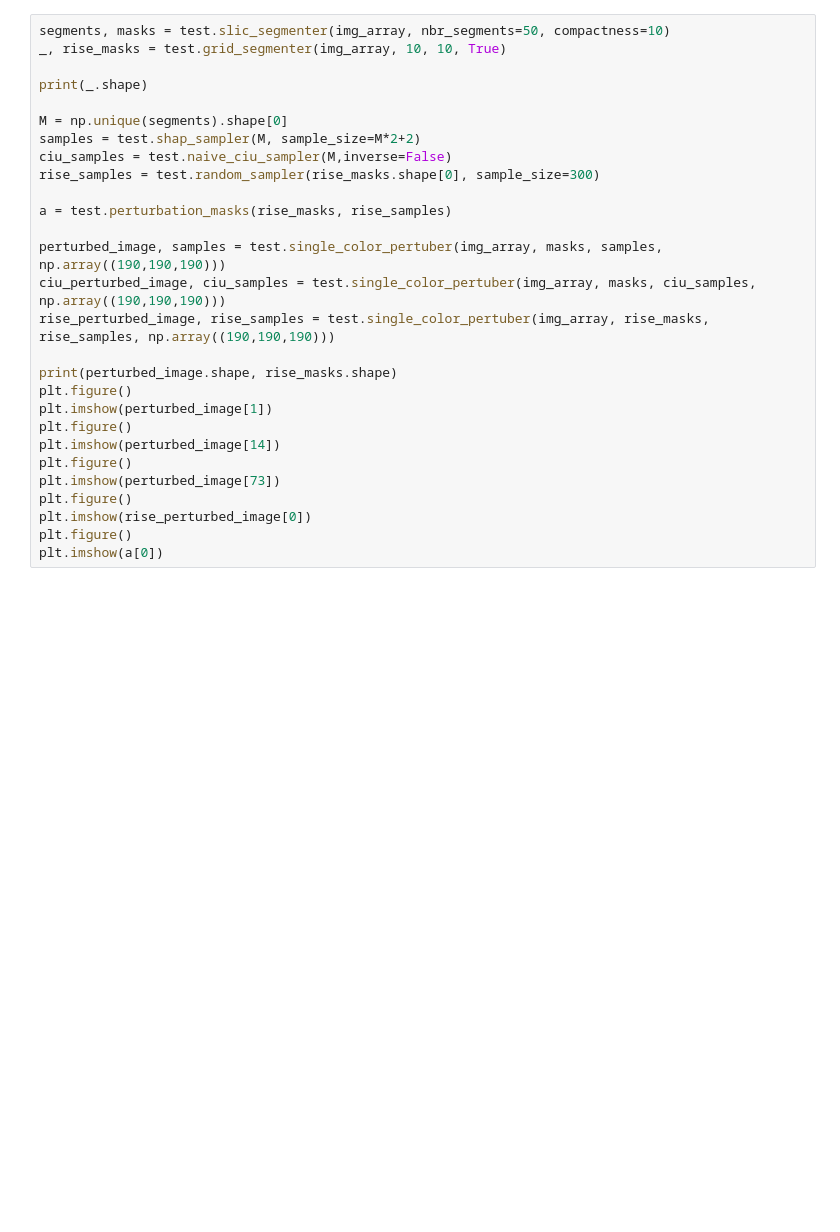
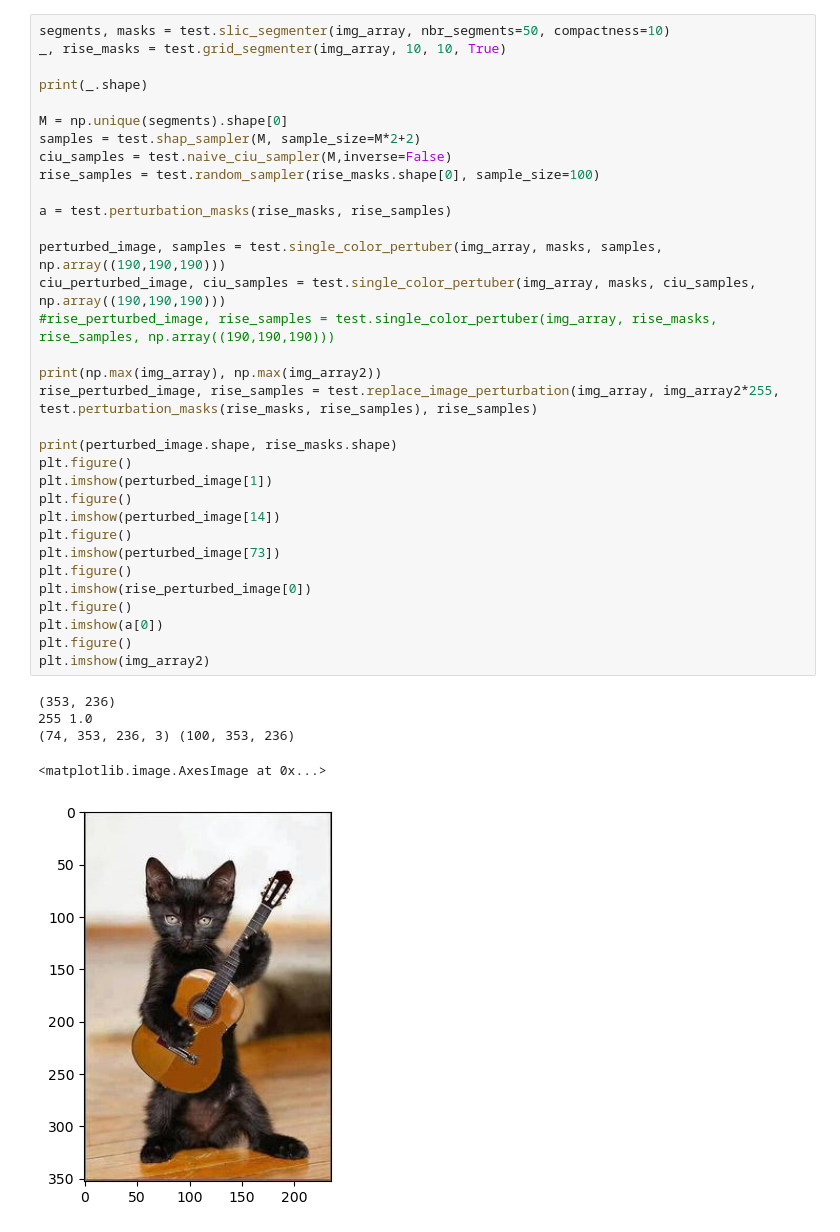
Before and after one commit to guspih/post-hoc-image-perturbation, a Jupyter notebook: test2.ipynb, the cells around one changed output. Cells and saved outputs as stored; diff of their text form; blank space fills up the shorter version.

```diff
--- a/test2.ipynb
+++ b/test2.ipynb
@@ -29,28 +39,39 @@ plt.imshow(mark_boundaries(img_array, a))
 # %%
 segments, masks = test.slic_segmenter(img_array, nbr_segments=50, compactness=10)
 _, rise_masks = test.grid_segmenter(img_array, 10, 10, True)
 
 print(_.shape)
 
 M = np.unique(segments).shape[0]
 samples = test.shap_sampler(M, sample_size=M*2+2)
 ciu_samples = test.naive_ciu_sampler(M,inverse=False)
-rise_samples = test.random_sampler(rise_masks.shape[0], sample_size=300)
+rise_samples = test.random_sampler(rise_masks.shape[0], sample_size=100)
 
 a = test.perturbation_masks(rise_masks, rise_samples)
 
 perturbed_image, samples = test.single_color_pertuber(img_array, masks, samples, np.array((190,190,190)))
 ciu_perturbed_image, ciu_samples = test.single_color_pertuber(img_array, masks, ciu_samples, np.array((190,190,190)))
-rise_perturbed_image, rise_samples = test.single_color_pertuber(img_array, rise_masks, rise_samples, np.array((190,190,190)))
+#rise_perturbed_image, rise_samples = test.single_color_pertuber(img_array, rise_masks, rise_samples, np.array((190,190,190)))
+
+print(np.max(img_array), np.max(img_array2))
+rise_perturbed_image, rise_samples = test.replace_image_perturbation(img_array, img_array2*255, test.perturbation_masks(rise_masks, rise_samples), rise_samples)
 
 print(perturbed_image.shape, rise_masks.shape)
 plt.figure()
 plt.imshow(perturbed_image[1])
 plt.figure()
 plt.imshow(perturbed_image[14])
 plt.figure()
 plt.imshow(perturbed_image[73])
 plt.figure()
 plt.imshow(rise_perturbed_image[0])
 plt.figure()
 plt.imshow(a[0])
+plt.figure()
+plt.imshow(img_array2)
+# %% [output]
+(353, 236)
+255 1.0
+(74, 353, 236, 3) (100, 353, 236)
+<matplotlib.image.AxesImage at 0x...>
+[figure, added]
```
Also changed, not shown: parts of 5 cells of this notebook.
